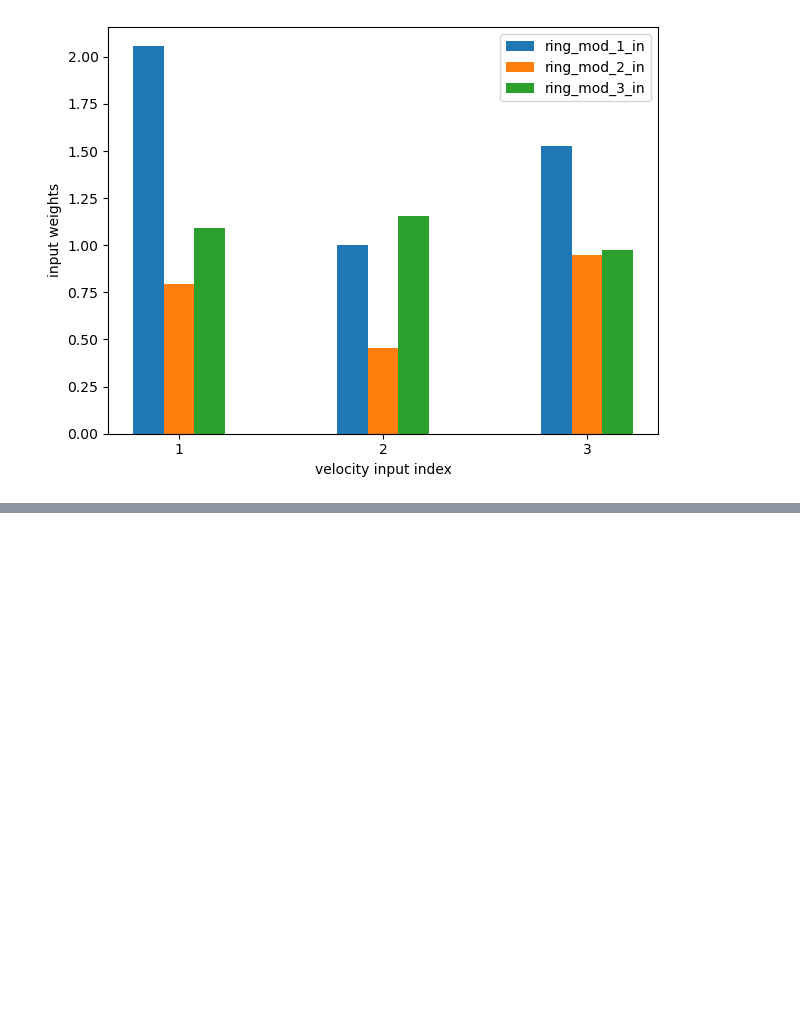
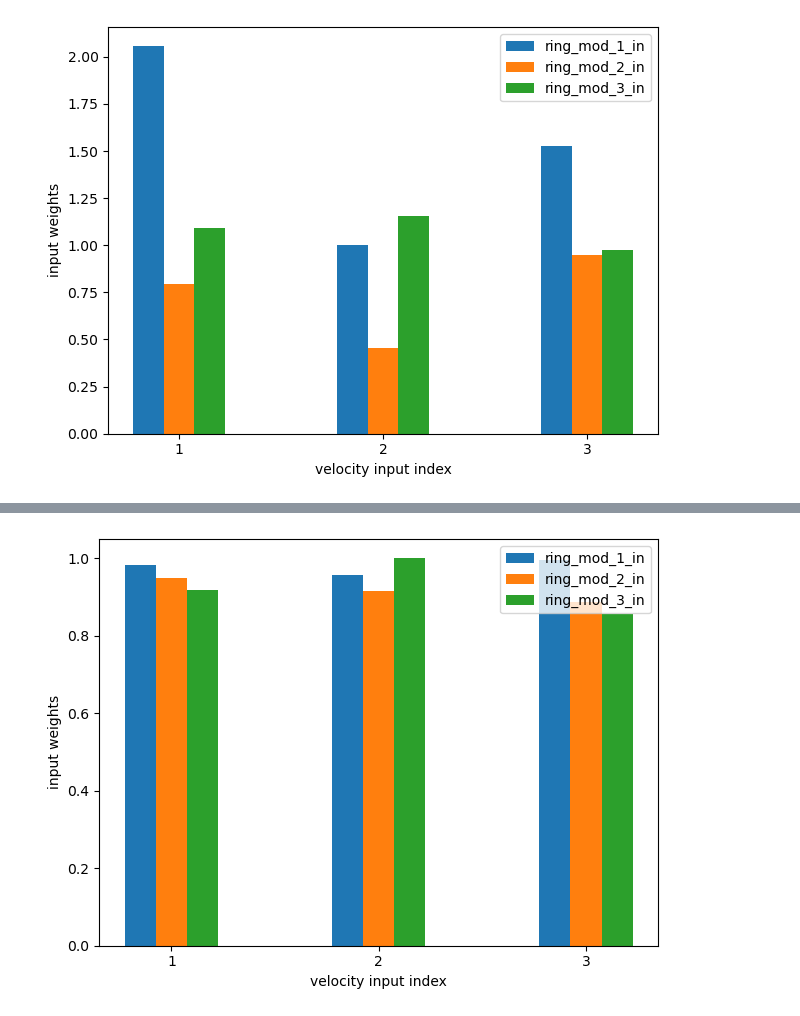
Before and after one commit to alexnegron/modular-dynamics, a Jupyter notebook: notebooks/modular_dynamics_rnn_independent_velocities_experiments.ipynb, the cells around one changed output, grey strips where cells are left out. Saved outputs shown, nothing was run; the diff lists cells and outputs as text; code cells hidden in the pictures; blank space fills up the shorter version.

```diff
--- a/notebooks/modular_dynamics_rnn_independent_velocities_experiments.ipynb
+++ b/notebooks/modular_dynamics_rnn_independent_velocities_experiments.ipynb
@@ -568,0 +785,30 @@ plt.show()
+# %%
+# Flatten the arrays and create the bar plot
+x = np.arange(1, len(net.mods[0].input_to_vel.weight.view(-1))+1)  # the label locations
+width = 0.15  # the width of the bars
+
+fig, ax = plt.subplots()
+
+# Calculate the total width of all bars
+total_width = width * len(net.mods)
+
+# Loop over the modules
+for i, mod in enumerate(net.mods):
+    # Get the input weights
+    mod_in = mod.input_to_vel.weight.data.detach().cpu().numpy()
+    mod_in = mod_in.flatten()
+
+    # Create the bar plot
+    rects = ax.bar(x - total_width/2 + i*width + width/2, mod_in, width, label=f'ring_mod_{i+1}_in')
+
+# Add some text for labels, title and custom x-axis tick labels, etc.
+ax.set_ylabel('input weights')
+ax.set_xlabel('velocity input index')
+ax.set_xticks(x)
+ax.legend()
+
+fig.tight_layout()
+
+plt.show()
+# %% [output]
+[figure, added]
```
Also changed, not shown: parts of 11 cells of this notebook, 5 other files.
